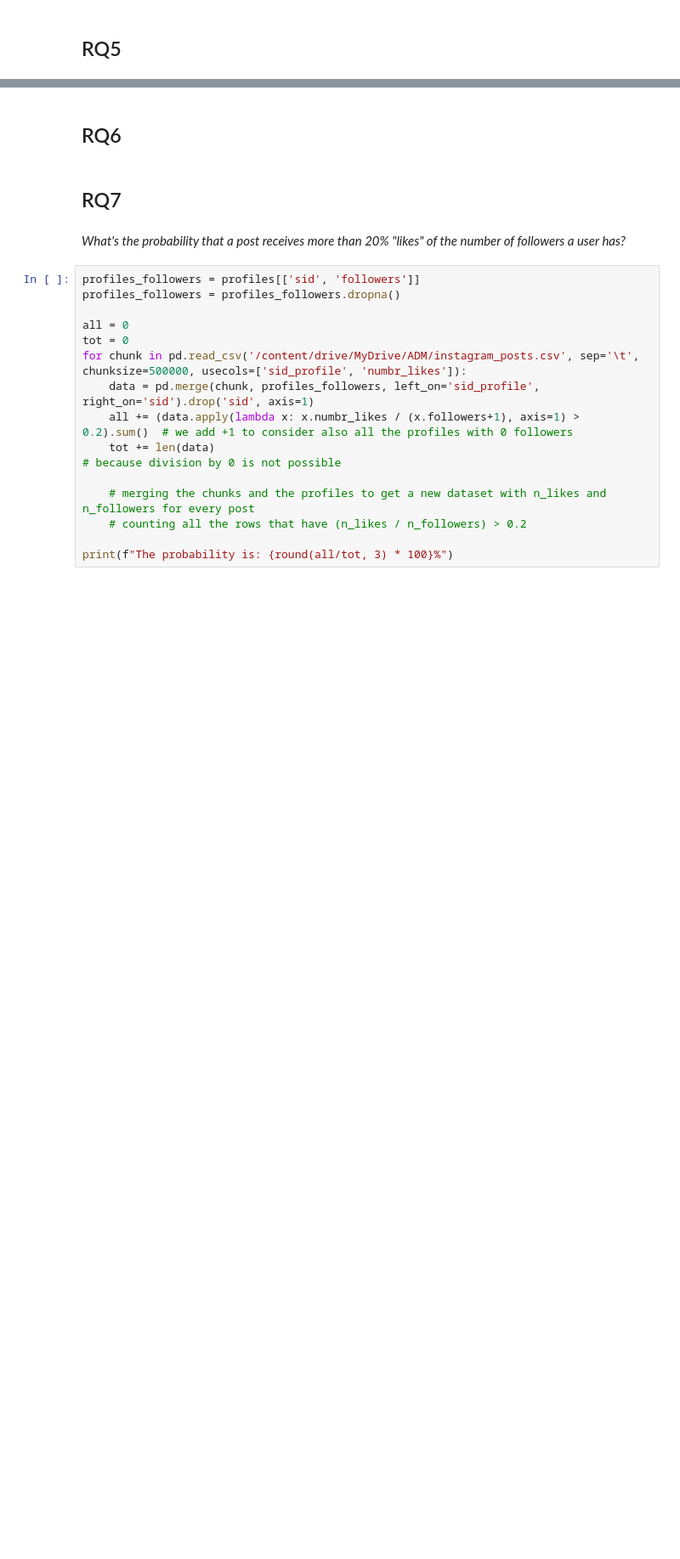
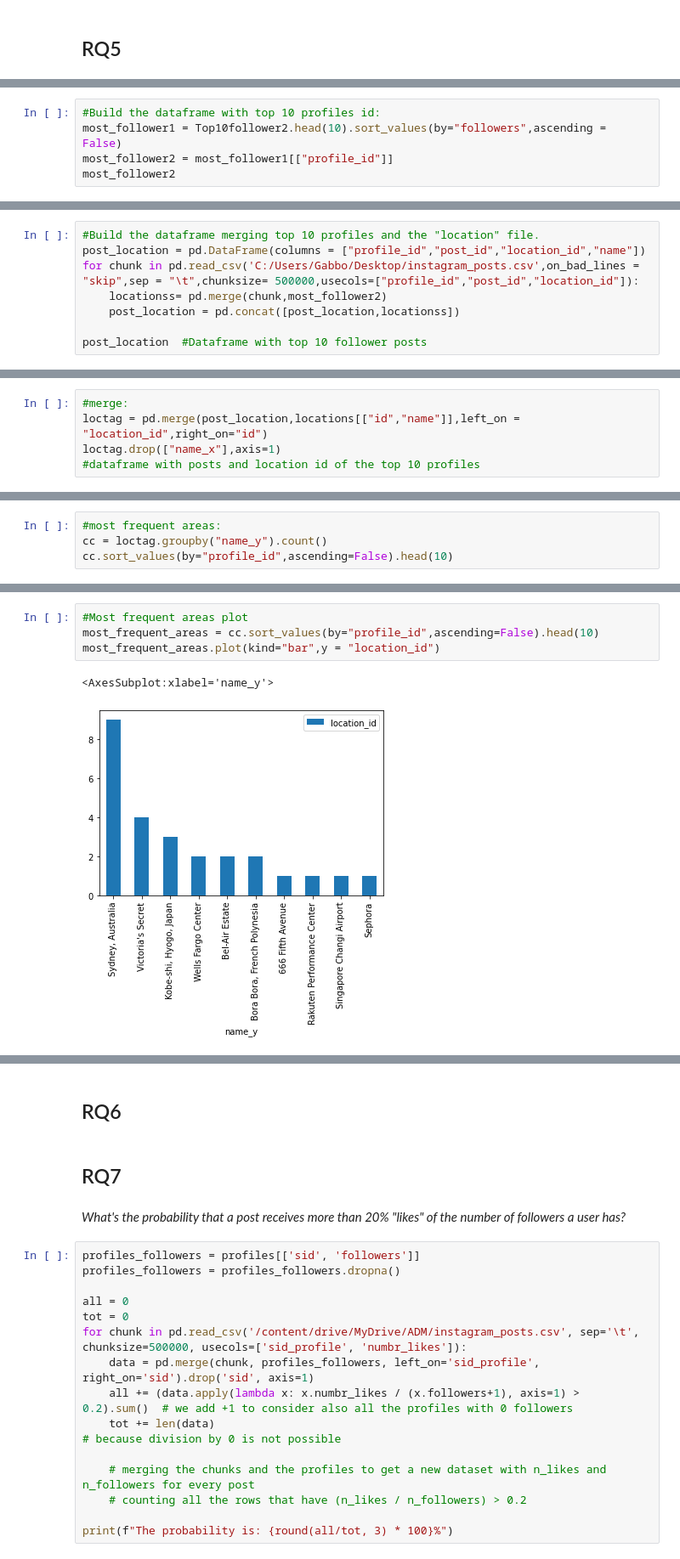
Before and after one commit to Matteo-Candi/ADM_HW2, a Jupyter notebook: main.ipynb, the cells around one changed output, grey strips where cells are left out. Shown at 85% size. Drawn from its saved outputs; the diff is of its cells as text; blank space fills up the shorter version.

```diff
--- a/main.ipynb
+++ b/main.ipynb
@@ -230,0 +467,5 @@ time_interval(posts, time_intervals)
+# %%
+#Build the dataframe with top 10 profiles id:
+most_follower1 = Top10follower2.head(10).sort_values(by="followers",ascending = False)
+most_follower2 = most_follower1[["profile_id"]]
+most_follower2
@@ -230,0 +484,8 @@ time_interval(posts, time_intervals)
+# %%
+#Build the dataframe merging top 10 profiles and the "location" file.
+post_location = pd.DataFrame(columns = ["profile_id","post_id","location_id","name"])
+for chunk in pd.read_csv('C:/Users/Gabbo/Desktop/instagram_posts.csv',on_bad_lines = "skip",sep = "\t",chunksize= 500000,usecols=["profile_id","post_id","location_id"]):
+    locationss= pd.merge(chunk,most_follower2)
+    post_location = pd.concat([post_location,locationss])
+
+post_location  #Dataframe with top 10 follower posts
@@ -230,0 +506,5 @@ time_interval(posts, time_intervals)
+# %%
+#merge:
+loctag = pd.merge(post_location,locations[["id","name"]],left_on = "location_id",right_on="id")
+loctag.drop(["name_x"],axis=1)
+#dataframe with posts and location id of the top 10 profiles
@@ -230,0 +525,4 @@ time_interval(posts, time_intervals)
+# %%
+#most frequent areas:
+cc = loctag.groupby("name_y").count()
+cc.sort_values(by="profile_id",ascending=False).head(10)
@@ -230,0 +542,7 @@ time_interval(posts, time_intervals)
+# %%
+#Most frequent areas plot
+most_frequent_areas = cc.sort_values(by="profile_id",ascending=False).head(10)
+most_frequent_areas.plot(kind="bar",y = "location_id")
+# %% [output]
+<AxesSubplot:xlabel='name_y'>
+[figure, added]
```
Also changed, not shown: parts of 49 cells of this notebook.
